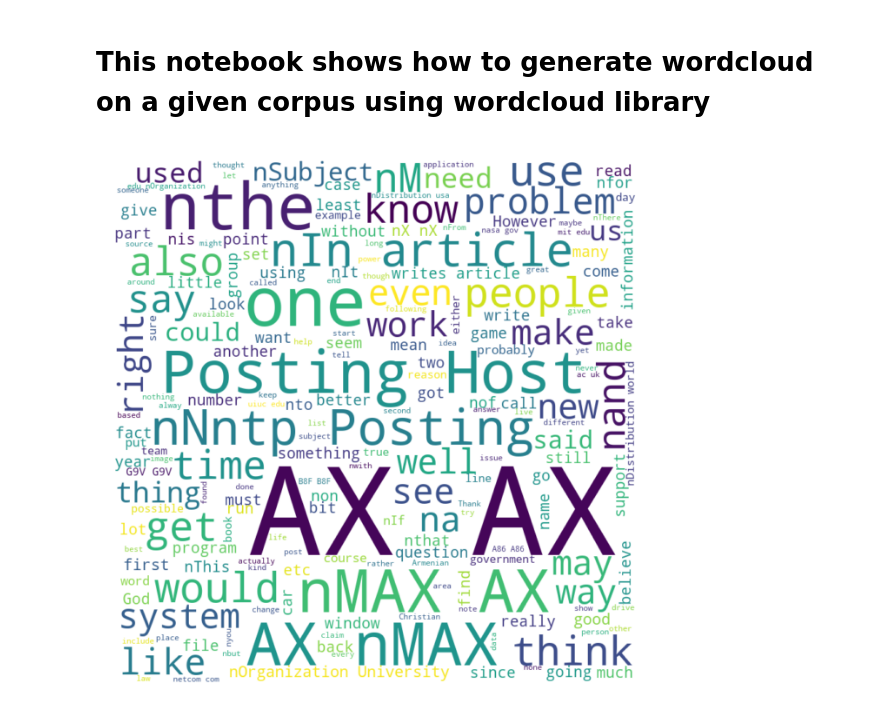
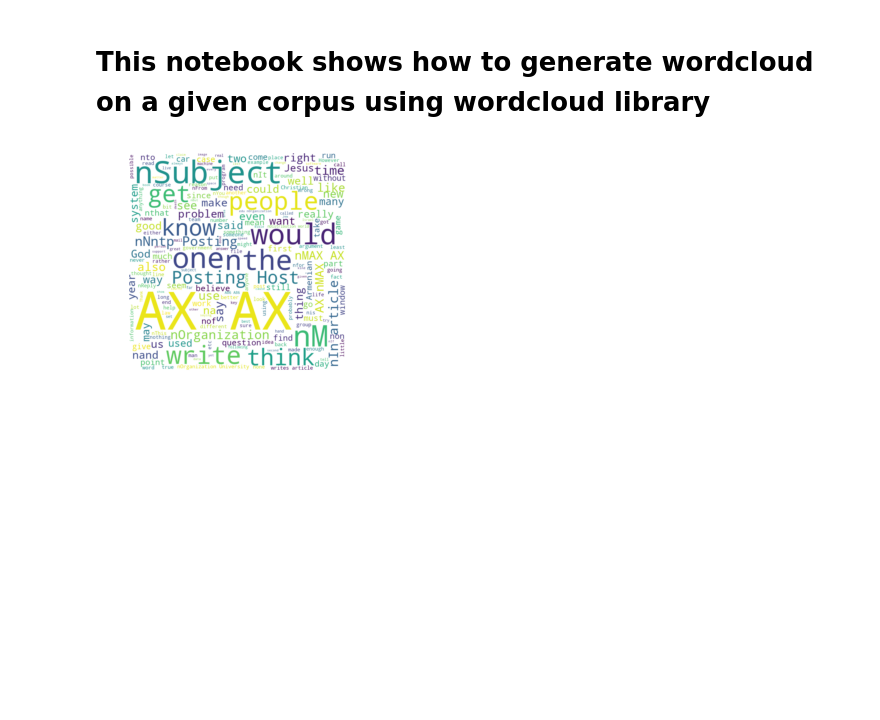
Before and after one commit to PacktWorkshops/The-Natural-Language-Processing-Workshop, a Jupyter notebook: Chapter02/Exercise2.18/Exercise 2.18.ipynb, the cells around one changed output. Drawn from its saved outputs; the diff is of its cells as text; code cells hidden in the pictures; blank space fills up the shorter version.

```diff
--- a/Chapter02/Exercise2.18/Exercise 2.18.ipynb
+++ b/Chapter02/Exercise2.18/Exercise 2.18.ipynb
@@ -2,6 +2,7 @@
 # This notebook shows how to generate wordcloud on a given corpus using wordcloud library
 # %%
 import matplotlib.pyplot as plt
+plt.rcParams['figure.dpi'] = 200
 from sklearn.datasets import fetch_20newsgroups
 from nltk.corpus import stopwords
 from wordcloud import WordCloud
@@ -34,11 +35,11 @@ def generate_word_cloud(text, stopwords):
                     min_font_size = 10).generate(text)
     return wordcloud
 # %%
-text = get_data(10000)
+text = get_data(1000)
 stop_words = load_stop_words()
 wordcloud = generate_word_cloud(text, stop_words)
 plt.imshow(wordcloud, interpolation='bilinear')
 plt.axis("off")
 plt.show()
 # %% [output]
-[figure, old version]
+[figure, new version]
```
Also changed, not shown: 2 other files.
